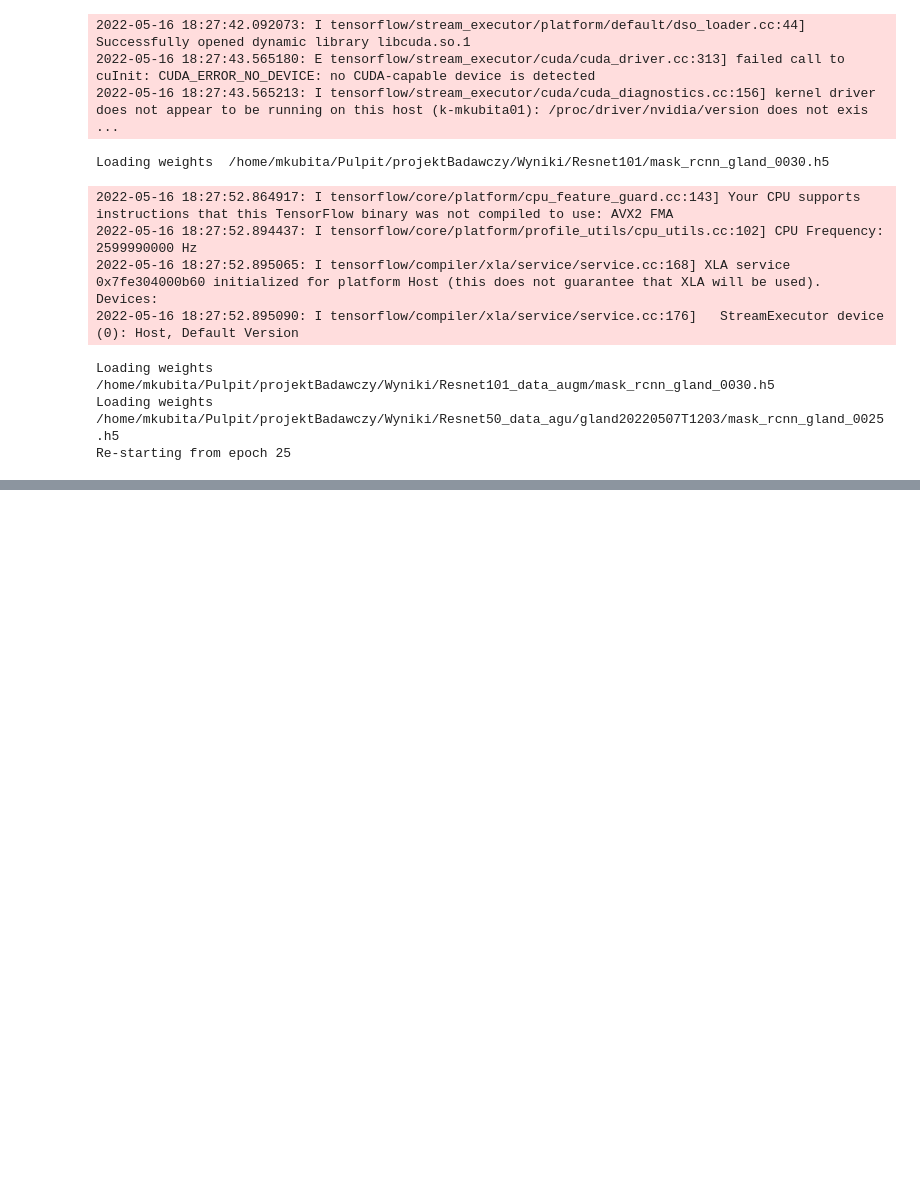
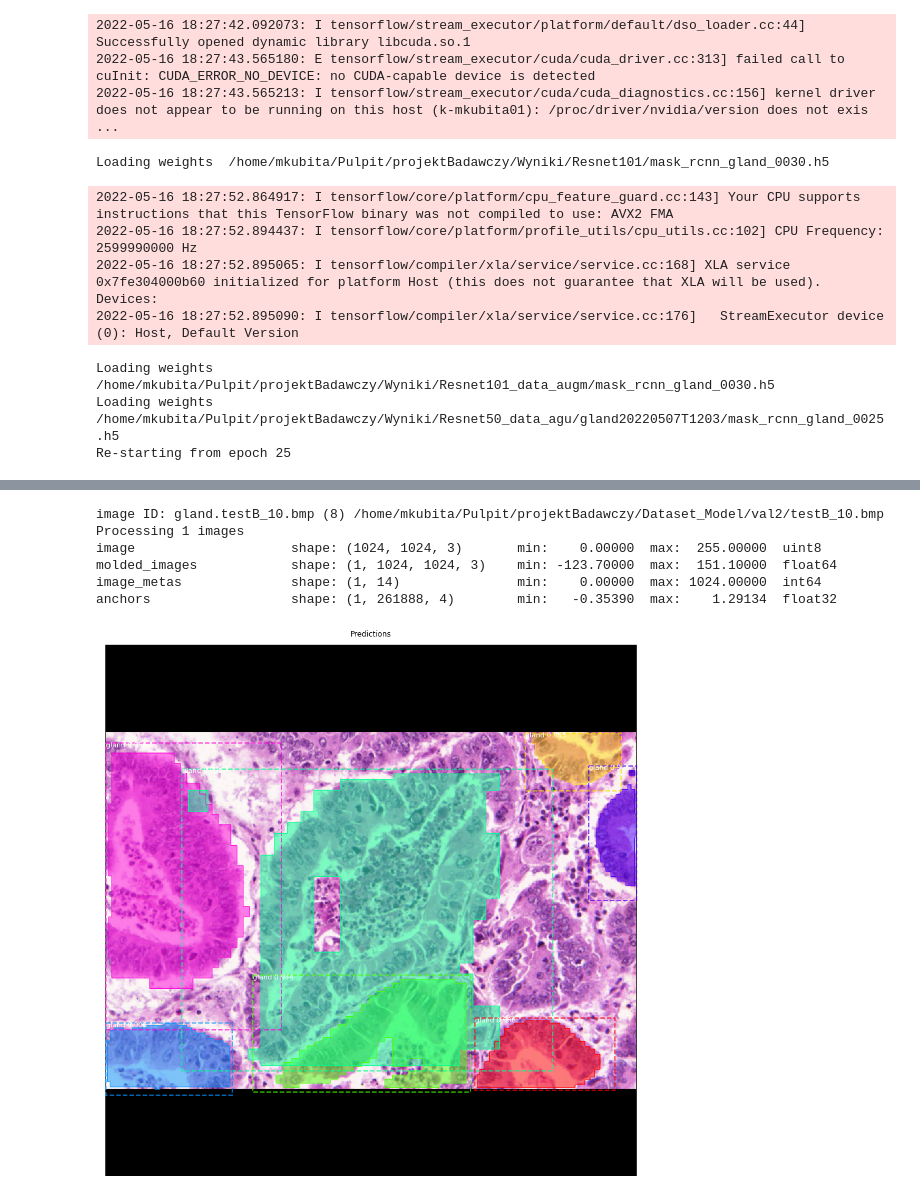
Before and after one commit to marul12q/projektBadawczy, a Jupyter notebook: samples/gland/Compare models.ipynb, the cells around one changed output, grey strips where cells are left out. Cells and saved outputs as stored; diff of their text form; code cells hidden in the pictures; blank space fills up the shorter version.

```diff
--- a/samples/gland/Compare models.ipynb
+++ b/samples/gland/Compare models.ipynb
@@ -233,2 +248,32 @@ anchors                  shape: (1, 261888, 4)        min:   -0.35390  max:    1
+# %%
+image_id = random.choice(dataset2.image_ids)
+config.USE_MINI_MASK = False
+
+# test for testA_52, tetsA_9
+# for model in model:
+
+image, image_meta, gt_class_id, gt_bbox, gt_mask =\
+    modellib.load_image_gt(dataset2, config, image_id)
+
+info = dataset2.image_info[image_id]
+print("image ID: {}.{} ({}) {}".format(info["source"], info["id"], image_id,
+                                       dataset2.image_reference(image_id)))
+# Run object detection
+results = model.detect([image], verbose=1)
+
+# Display results
+ax = get_ax(1)
+r = results[0]
+visualize.display_instances(image, r['rois'], r['masks'], r['class_ids'],
+                            dataset2.class_names, r['scores'], ax=ax,
+                            title="Predictions")
+# %% [output]
+image ID: gland.testB_10.bmp (8) /home/mkubita/Pulpit/projektBadawczy/Dataset_Model/val2/testB_10.bmp
+Processing 1 images
+image                    shape: (1024, 1024, 3)       min:    0.00000  max:  255.00000  uint8
+molded_images            shape: (1, 1024, 1024, 3)    min: -123.70000  max:  151.10000  float64
+image_metas              shape: (1, 14)               min:    0.00000  max: 1024.00000  int64
+anchors                  shape: (1, 261888, 4)        min:   -0.35390  max:    1.29134  float32
+[figure, added]
 # %%
 # Compute VOC-style Average Precision
```
Also changed, not shown: parts of 19 cells of this notebook, 5 other files.
